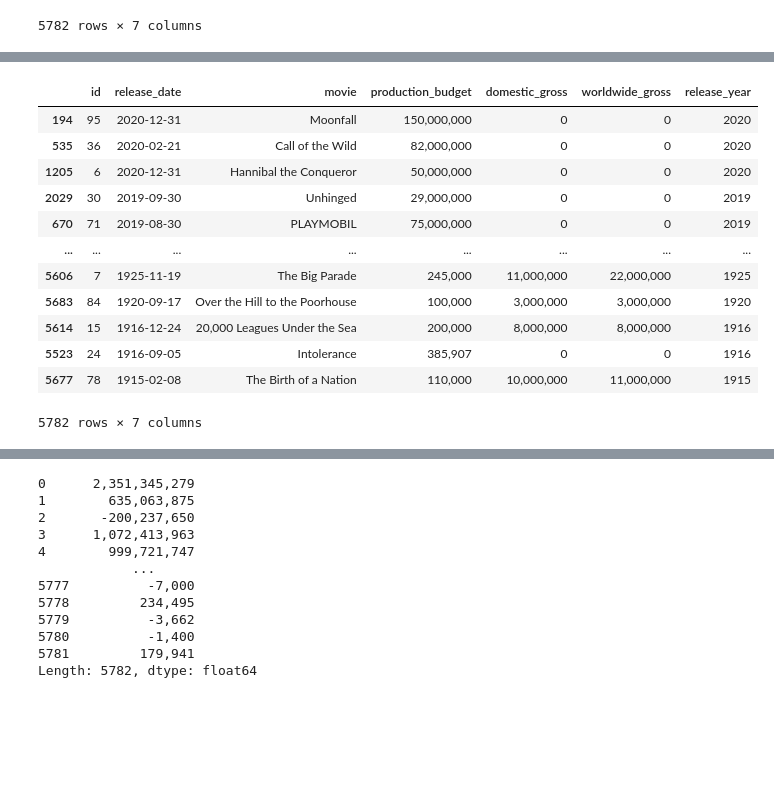
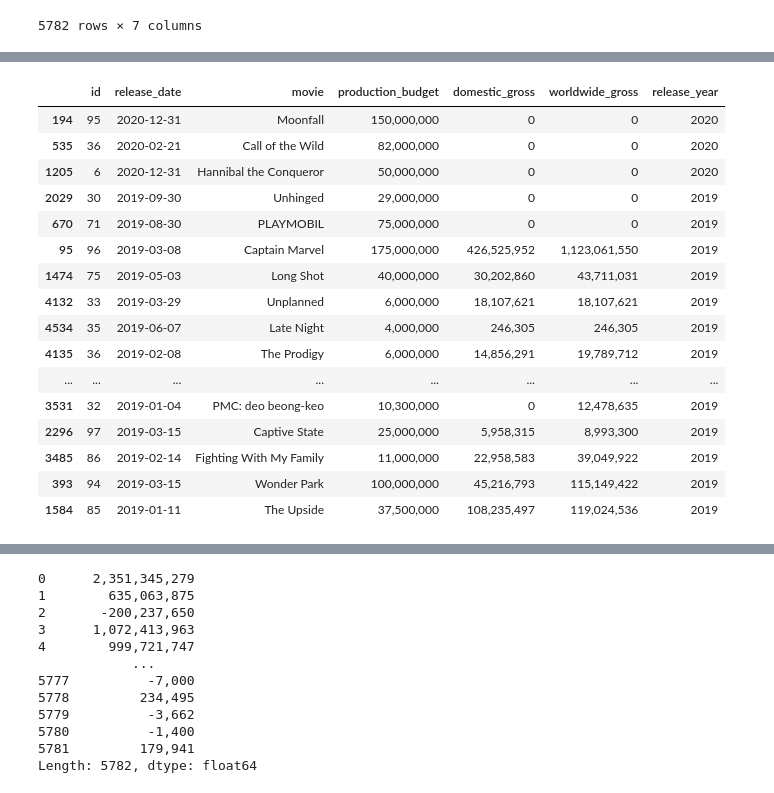
Before and after one commit to jxn628/dsc-phase-1-project, a Jupyter notebook: student.ipynb, the cells around one changed output, grey strips where cells are left out. Cells and saved outputs as stored; diff of their text form; code cells hidden in the pictures; blank space fills up the shorter version.

```diff
--- a/student.ipynb
+++ b/student.ipynb
@@ -526,19 +555,23 @@ films_released_by_year.head(10)
 Name: release_year, dtype: int64
 # %%
 #let's sort by release year
-table9.sort_values(by='release_year', ascending=False)
+table9.sort_values(by='release_year', ascending=False).head(50)
 # %% [output]
 |  | id | release_date | movie | production_budget | domestic_gross | worldwide_gross | release_year |
 | 194 | 95 | 2020-12-31 | Moonfall | 150,000,000 | 0 | 0 | 2020 |
 | 535 | 36 | 2020-02-21 | Call of the Wild | 82,000,000 | 0 | 0 | 2020 |
 | 1205 | 6 | 2020-12-31 | Hannibal the Conqueror | 50,000,000 | 0 | 0 | 2020 |
 | 2029 | 30 | 2019-09-30 | Unhinged | 29,000,000 | 0 | 0 | 2019 |
 | 670 | 71 | 2019-08-30 | PLAYMOBIL | 75,000,000 | 0 | 0 | 2019 |
+| 95 | 96 | 2019-03-08 | Captain Marvel | 175,000,000 | 426,525,952 | 1,123,061,550 | 2019 |
+| 1474 | 75 | 2019-05-03 | Long Shot | 40,000,000 | 30,202,860 | 43,711,031 | 2019 |
+| 4132 | 33 | 2019-03-29 | Unplanned | 6,000,000 | 18,107,621 | 18,107,621 | 2019 |
+| 4534 | 35 | 2019-06-07 | Late Night | 4,000,000 | 246,305 | 246,305 | 2019 |
+| 4135 | 36 | 2019-02-08 | The Prodigy | 6,000,000 | 14,856,291 | 19,789,712 | 2019 |
 | ... | ... | ... | ... | ... | ... | ... | ... |
-| 5606 | 7 | 1925-11-19 | The Big Parade | 245,000 | 11,000,000 | 22,000,000 | 1925 |
-| 5683 | 84 | 1920-09-17 | Over the Hill to the Poorhouse | 100,000 | 3,000,000 | 3,000,000 | 1920 |
-| 5614 | 15 | 1916-12-24 | 20,000 Leagues Under the Sea | 200,000 | 8,000,000 | 8,000,000 | 1916 |
-| 5523 | 24 | 1916-09-05 | Intolerance | 385,907 | 0 | 0 | 1916 |
-| 5677 | 78 | 1915-02-08 | The Birth of a Nation | 110,000 | 10,000,000 | 11,000,000 | 1915 |
+| 3531 | 32 | 2019-01-04 | PMC: deo beong-keo | 10,300,000 | 0 | 12,478,635 | 2019 |
+| 2296 | 97 | 2019-03-15 | Captive State | 25,000,000 | 5,958,315 | 8,993,300 | 2019 |
+| 3485 | 86 | 2019-02-14 | Fighting With My Family | 11,000,000 | 22,958,583 | 39,049,922 | 2019 |
+| 393 | 94 | 2019-03-15 | Wonder Park | 100,000,000 | 45,216,793 | 115,149,422 | 2019 |
+| 1584 | 85 | 2019-01-11 | The Upside | 37,500,000 | 108,235,497 | 119,024,536 | 2019 |
-5782 rows × 7 columns
 # %%
```
Also changed, not shown: parts of 117 cells of this notebook.
